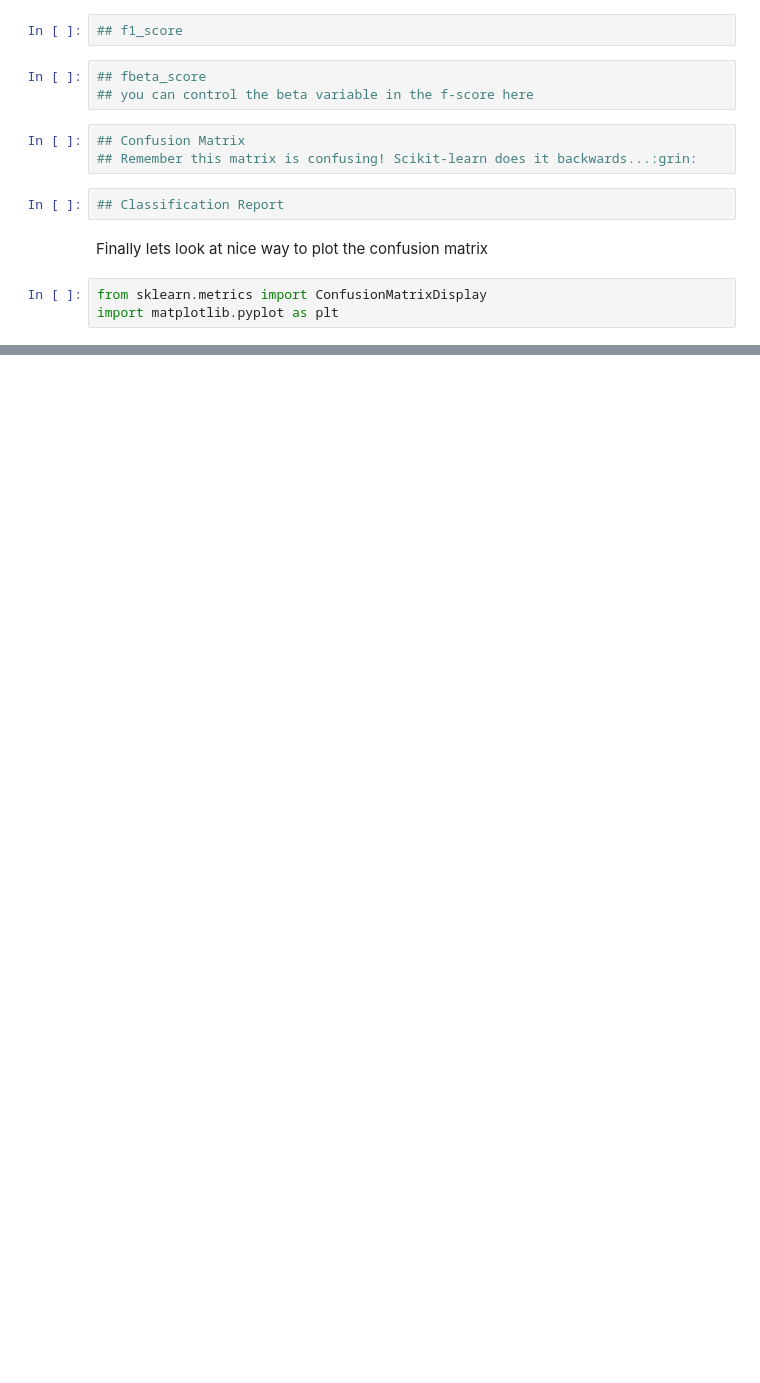
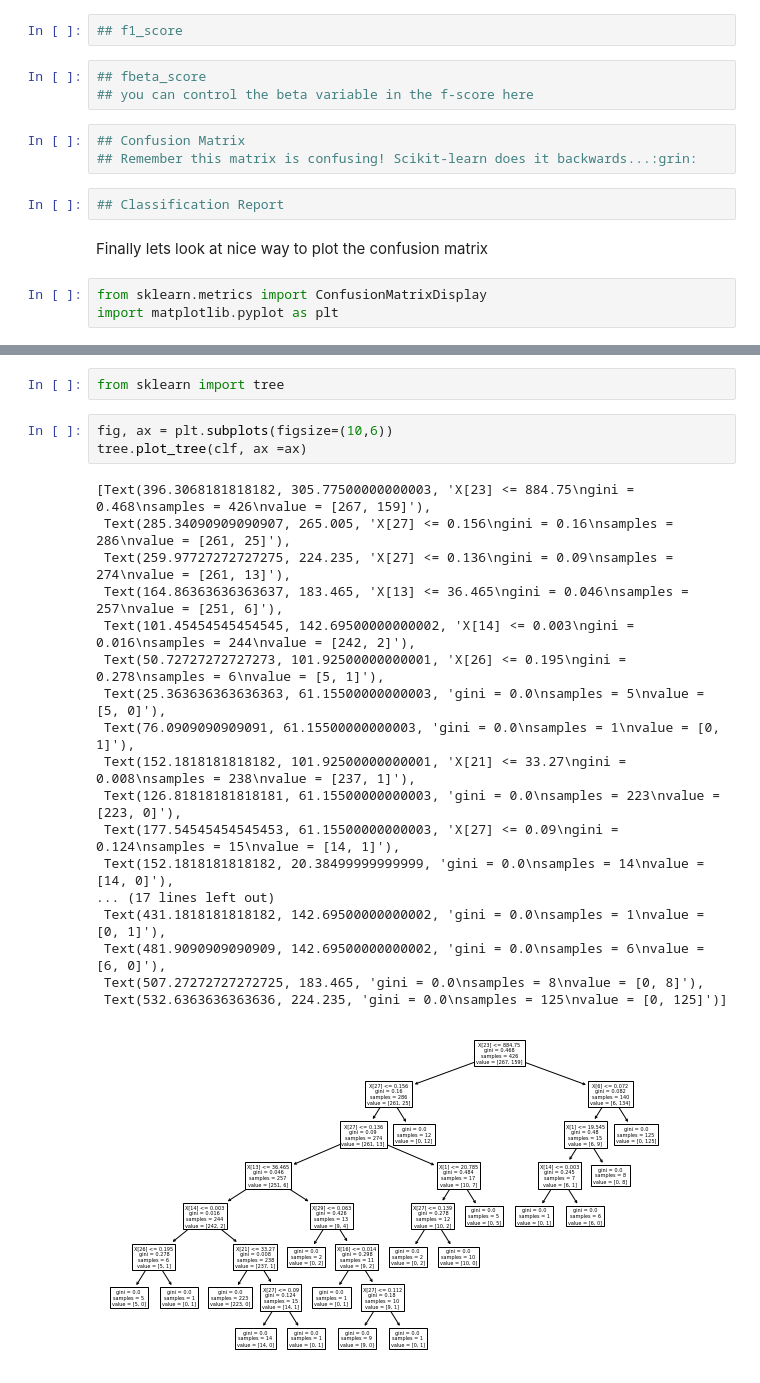
Before and after one commit to CodingNomads/data-science-machine-learning, a Jupyter notebook: notebooks/5_Practice_With_Metrics.ipynb, the cells around one changed output, grey strips where cells are left out. Saved outputs shown, nothing was run; the diff lists cells and outputs as text; blank space fills up the shorter version.

```diff
--- a/notebooks/5_Practice_With_Metrics.ipynb
+++ b/notebooks/5_Practice_With_Metrics.ipynb
@@ -105,0 +106,24 @@ c.plot(ax = ax, cmap='Blues', xticks_rotation = 0)
+# %%
+from sklearn import tree
+# %%
+fig, ax = plt.subplots(figsize=(10,6))
+tree.plot_tree(clf, ax =ax)
+# %% [output]
+[Text(396.3068181818182, 305.77500000000003, 'X[23] <= 884.75\ngini = 0.468\nsamples = 426\nvalue = [267, 159]'),
+ Text(285.34090909090907, 265.005, 'X[27] <= 0.156\ngini = 0.16\nsamples = 286\nvalue = [261, 25]'),
+ Text(259.97727272727275, 224.235, 'X[27] <= 0.136\ngini = 0.09\nsamples = 274\nvalue = [261, 13]'),
+ Text(164.86363636363637, 183.465, 'X[13] <= 36.465\ngini = 0.046\nsamples = 257\nvalue = [251, 6]'),
+ Text(101.45454545454545, 142.69500000000002, 'X[14] <= 0.003\ngini = 0.016\nsamples = 244\nvalue = [242, 2]'),
+ Text(50.72727272727273, 101.92500000000001, 'X[26] <= 0.195\ngini = 0.278\nsamples = 6\nvalue = [5, 1]'),
+ Text(25.363636363636363, 61.15500000000003, 'gini = 0.0\nsamples = 5\nvalue = [5, 0]'),
+ Text(76.0909090909091, 61.15500000000003, 'gini = 0.0\nsamples = 1\nvalue = [0, 1]'),
+ Text(152.1818181818182, 101.92500000000001, 'X[21] <= 33.27\ngini = 0.008\nsamples = 238\nvalue = [237, 1]'),
+ Text(126.81818181818181, 61.15500000000003, 'gini = 0.0\nsamples = 223\nvalue = [223, 0]'),
+ Text(177.54545454545453, 61.15500000000003, 'X[27] <= 0.09\ngini = 0.124\nsamples = 15\nvalue = [14, 1]'),
+ Text(152.1818181818182, 20.38499999999999, 'gini = 0.0\nsamples = 14\nvalue = [14, 0]'),
+... (17 lines left out)
+ Text(431.1818181818182, 142.69500000000002, 'gini = 0.0\nsamples = 1\nvalue = [0, 1]'),
+ Text(481.9090909090909, 142.69500000000002, 'gini = 0.0\nsamples = 6\nvalue = [6, 0]'),
+ Text(507.27272727272725, 183.465, 'gini = 0.0\nsamples = 8\nvalue = [0, 8]'),
+ Text(532.6363636363636, 224.235, 'gini = 0.0\nsamples = 125\nvalue = [0, 125]')]
+[figure, added]
```
Also changed, not shown: parts of 2 cells of this notebook, 4 other files.
